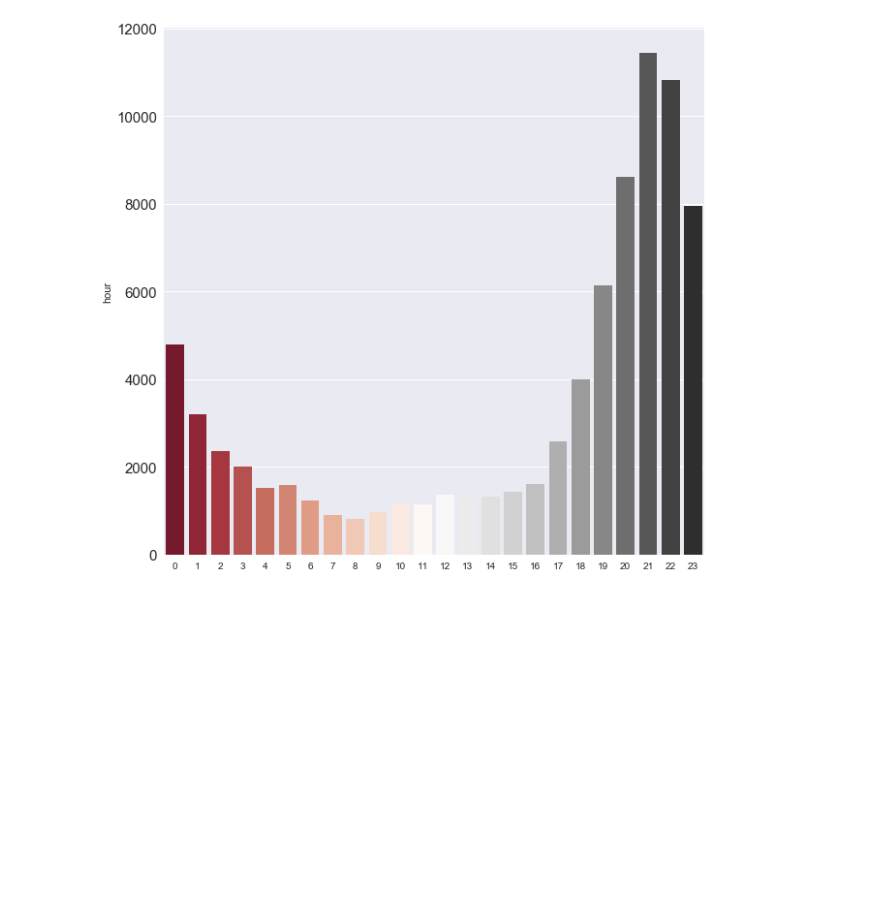
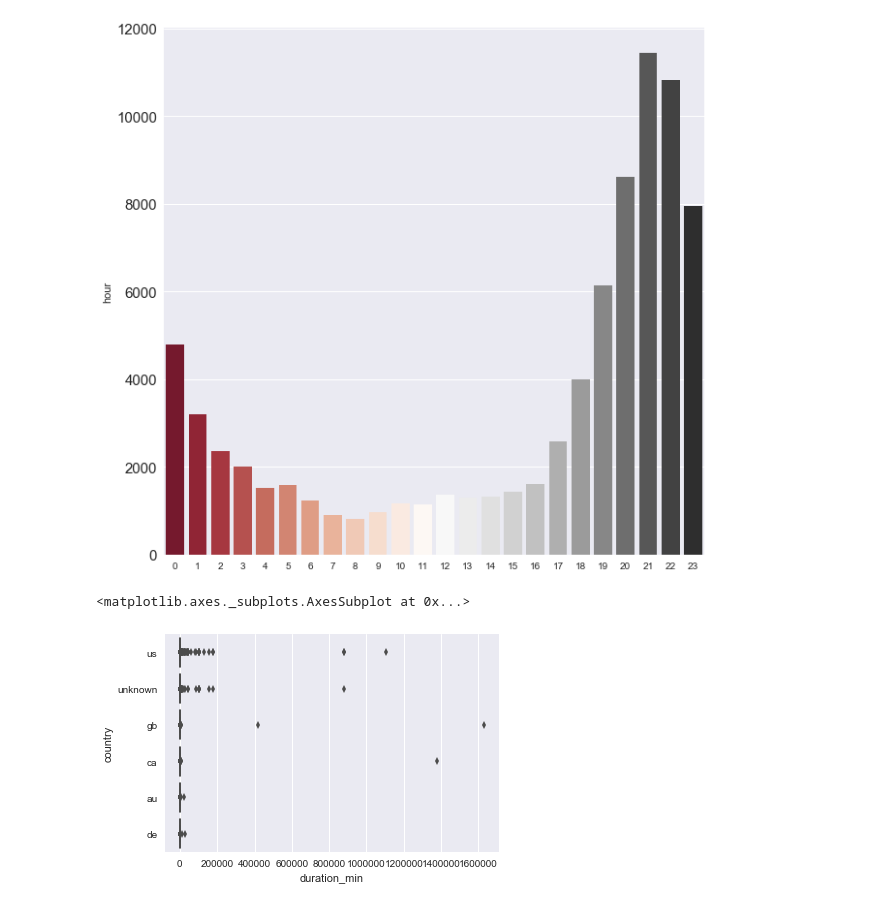
Before and after one commit to babinyurii/study-bench, a Jupyter notebook: ufo/UFO_walkthrough_1.ipynb, the cells around one changed output. Drawn from its saved outputs; the diff is of its cells as text; code cells hidden in the pictures; blank space fills up the shorter version.

```diff
--- a/ufo/UFO_walkthrough_1.ipynb
+++ b/ufo/UFO_walkthrough_1.ipynb
@@ -28,6 +40,9 @@ for i in ufo['datetime']:
     if time_stamp == '24:00':
         counter += 1
         ufo.iloc[row, 0] = " ".join([date, "00:00"])
+# %%
+# another variant :
+ufo['datetime']=ufo['datetime'].replace({'24:00':'00:01'}, regex=True)
 # %%
 ufo['datetime'] = pd.to_datetime(ufo['datetime'])
 # %% [markdown]
@@ -486,3 +522,10 @@ plt.yticks(fontsize=15)
 plt.show()
 # %% [output]
 [figure]
+# %%
+temp = ufo[['country', 'duration_min']]
+# %%
+sns.boxplot(x=temp['duration_min'], y=temp['country'])
+# %% [output]
+<matplotlib.axes._subplots.AxesSubplot at 0x...>
+[figure, added]
```
Also changed, not shown: parts of 11 cells of this notebook.
